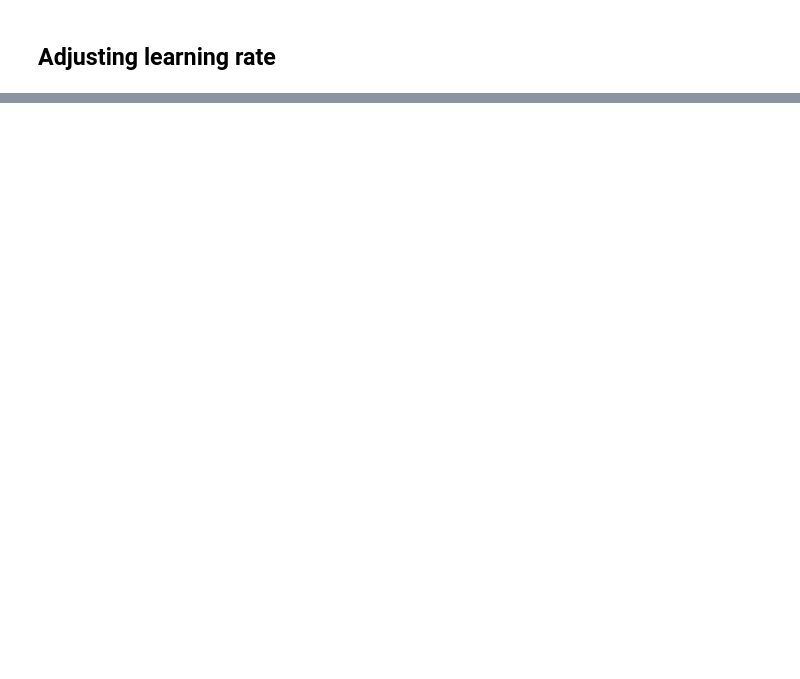
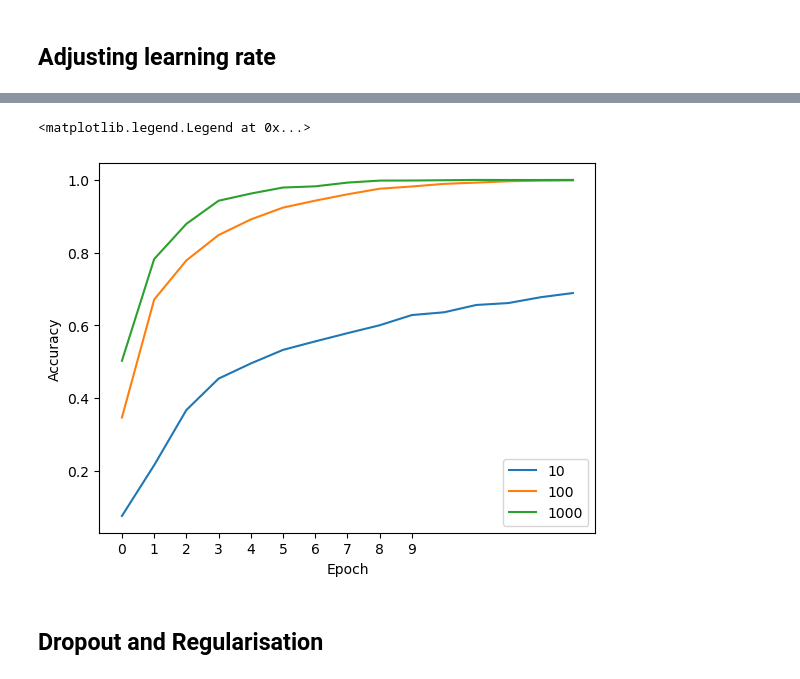
Before and after one commit to De1iad/ML-Zoomcamp-Capstone2, a Jupyter notebook: notebook.ipynb, the cells around one changed output, grey strips where cells are left out. Cells and saved outputs as stored; diff of their text form; code cells hidden in the pictures; blank space fills up the shorter version.

Commit message:
add layers

```diff
--- a/notebook.ipynb
+++ b/notebook.ipynb
@@ -153,0 +200,8 @@ for lr in [0.0001, 0.001, 0.01, 0.1]:
+# %%
+checkpoint = keras.callbacks.ModelCheckpoint('xception_v1_{epoch:02d}_{val_accuracy:.3f}.h5',
+                                save_best_only=True,
+                                monitor='val_accuracy',
+                                mode='max')
+# %%
+model = make_model(learning_rate=learning_rate)
+info = model.fit(train_ds, epochs=15, validation_data=val_ds, callbacks=[checkpoint])
@@ -153,0 +228,26 @@ for lr in [0.0001, 0.001, 0.01, 0.1]:
+# %%
+def make_model(learning_rate=0.01, size_inner=100):
+        base_model = Xception(weights='imagenet', input_shape=(150, 150, 3), include_top=False)
+        base_model.trainable=False
+        inputs = keras.Input(shape=(150, 150, 3))
+        base = base_model(inputs, training=False)
+        vectors = keras.layers.GlobalAveragePooling2D()(base)
+        inner = keras.layers.Dense(size_inner, activation='relu')(vectors)
+        outputs = keras.layers.Dense(102)(inner)
+        model = keras.Model(inputs, outputs)
+        optimizer = keras.optimizers.Adam(learning_rate=learning_rate)
+        loss = keras.losses.CategoricalCrossentropy(from_logits=True)
+        model.compile(optimizer=optimizer, loss=loss, metrics=['accuracy'])
+        return model
+# %%
+learning_rate = 0.001
+
+scores = {}
+
+for size in [10, 100, 1000]:
+	print(size)
+	model = make_model(learning_rate=learning_rate, size_inner=size)
+	info = model.fit(train_ds, epochs=15, validation_data=val_ds)
+	scores[size] = info.history
+	print()
+	print()
@@ -153,0 +272,11 @@ for lr in [0.0001, 0.001, 0.01, 0.1]:
+# %%
+for size, hist in scores.items():
+    plt.plot(hist['accuracy'], label=size)
+    #plt.plot(info.history['val_accuracy'], label='val')
+    plt.xlabel('Epoch')
+    plt.ylabel('Accuracy')
+plt.xticks(np.arange(10))
+plt.legend()
+# %% [output]
+<matplotlib.legend.Legend at 0x...>
+[figure, added]
@@ -153,0 +285,2 @@ for lr in [0.0001, 0.001, 0.01, 0.1]:
+# %% [markdown]
+## Dropout and Regularisation
```
Also changed, not shown: parts of 16 cells of this notebook, 1 other file.
